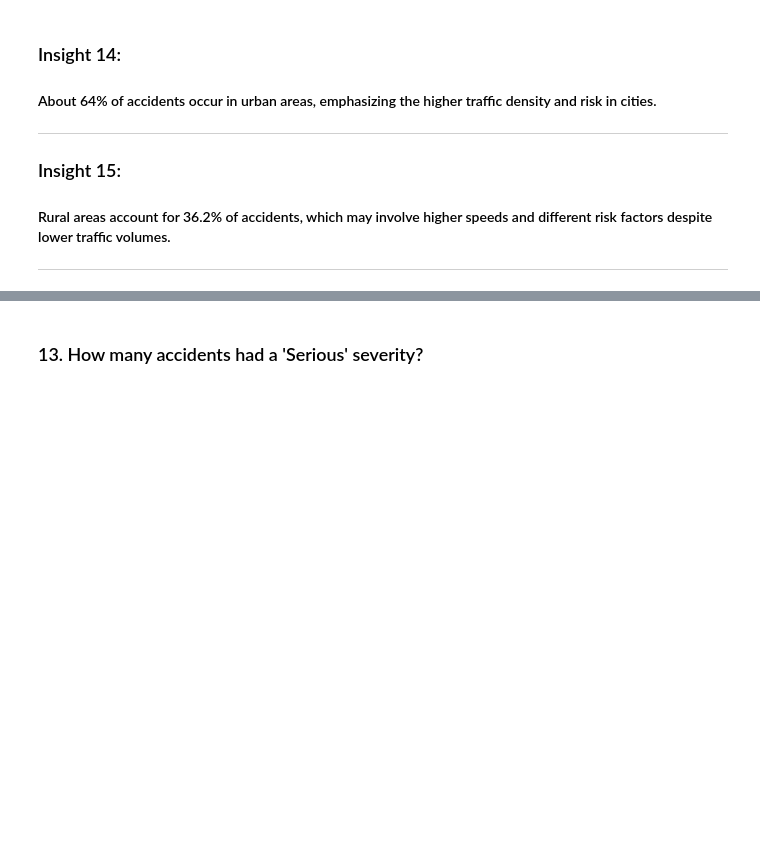
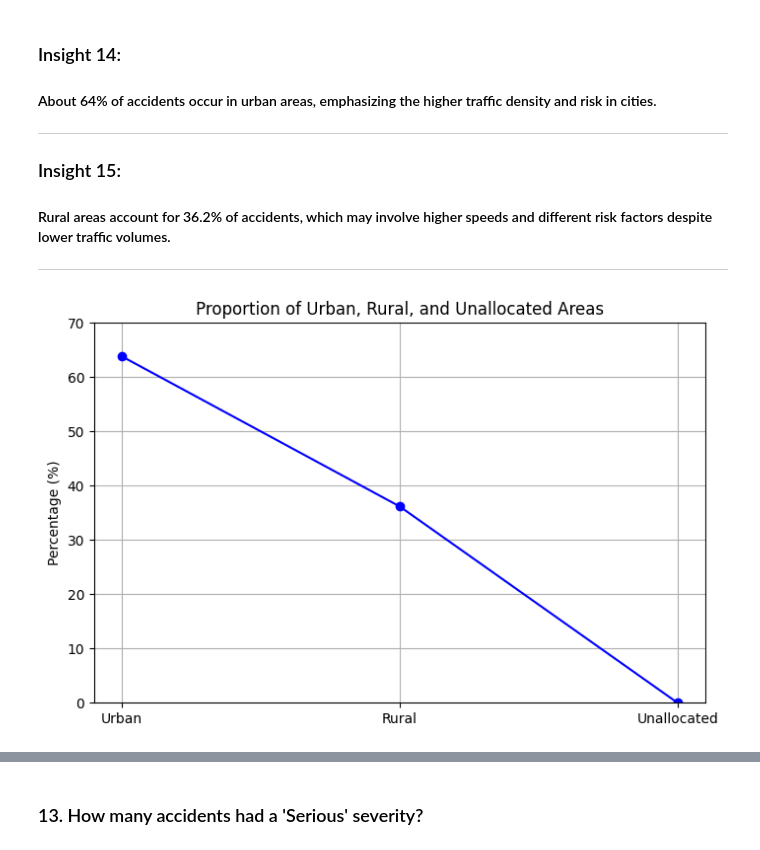
Before and after one commit to mariscotes/ELECT303-DataAnalytics, a Jupyter notebook: Activity2.ipynb, the cells around one changed output, grey strips where cells are left out. Saved outputs shown, nothing was run; the diff lists cells and outputs as text; code cells hidden in the pictures; blank space fills up the shorter version.

```diff
--- a/Activity2.ipynb
+++ b/Activity2.ipynb
@@ -422,3 +423,17 @@ Name: proportion, dtype: float64
 <h3>Insight 15:</h3>
 <h4>Rural areas account for 36.2% of accidents, which may involve higher speeds and different risk factors despite lower traffic volumes.</h4>
 <hr>
+# %%
+# LINEGRAPH VISUALIZATION FOR NO12
+labels = ['Urban', 'Rural', 'Unallocated']
+sizes = [63.824944, 36.173391, 0.001665]
+
+plt.figure(figsize=(8,5))
+plt.plot(labels, sizes, marker='o', linestyle='-', color='b')
+plt.title('Proportion of Urban, Rural, and Unallocated Areas')
+plt.ylabel('Percentage (%)')
+plt.ylim(0, 70)
+plt.grid(True)
+plt.show()
+# %% [output]
+[figure, added]
```
Also changed, not shown: parts of 7 cells of this notebook.
